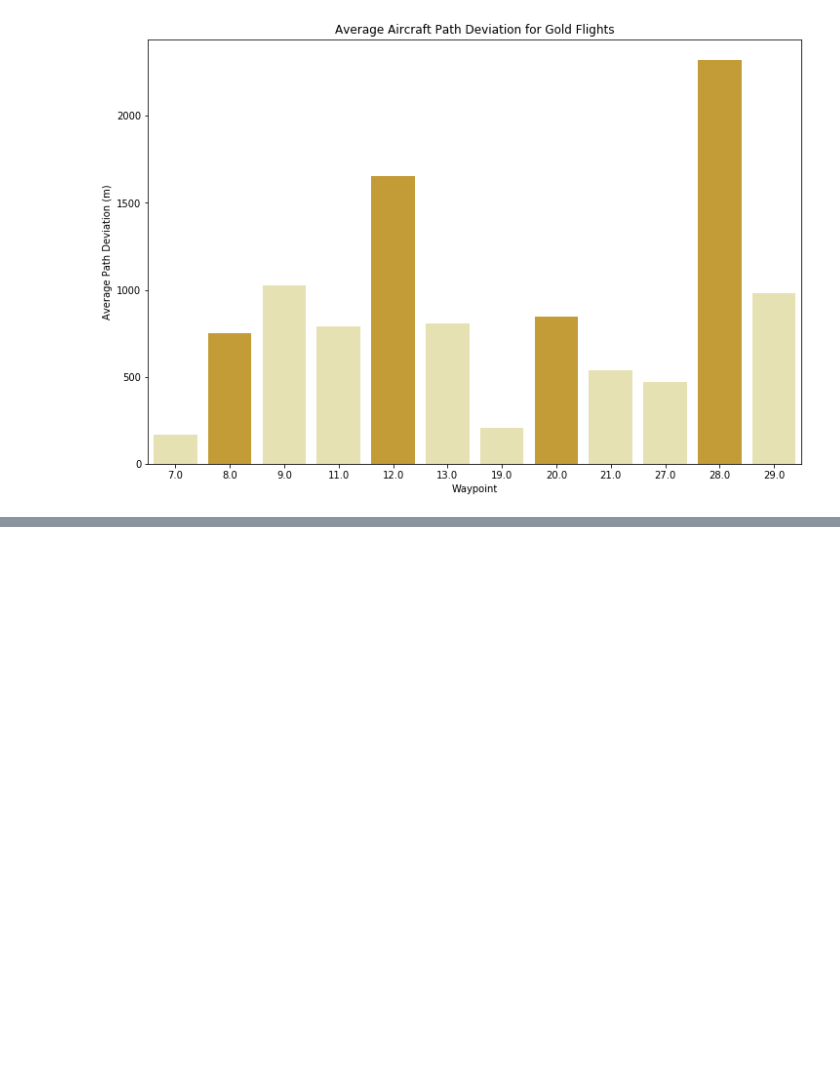
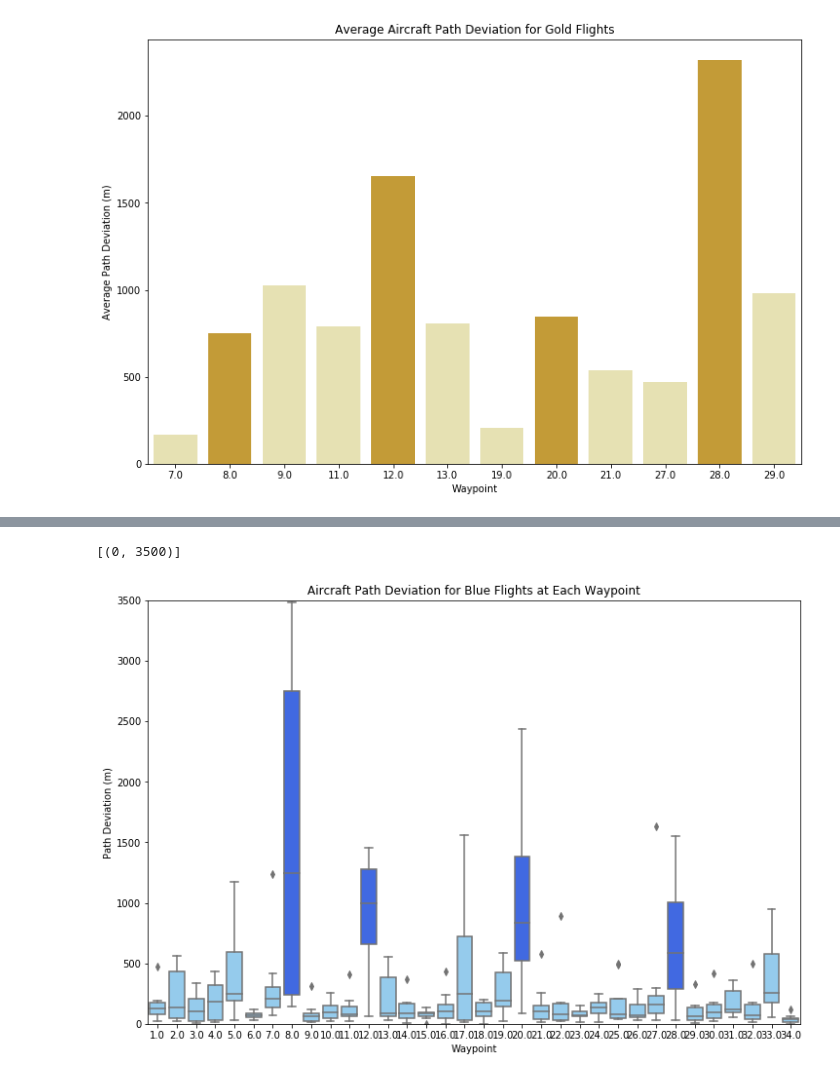
Before and after one commit to blakebullwinkel/ihmc_assignment, a Jupyter notebook: Blake Data Analysis Notebook.ipynb, the cells around one changed output, grey strips where cells are left out. Cells and saved outputs as stored; diff of their text form; code cells hidden in the pictures; blank space fills up the shorter version.

```diff
--- a/Blake Data Analysis Notebook.ipynb
+++ b/Blake Data Analysis Notebook.ipynb
@@ -455,0 +468,33 @@ Text(0, 0.5, 'Average Path Deviation (m)')
+# %%
+with engine.connect() as connection:
+    path_deviation1 = pd.read_sql(""" SELECT "PreviousWayPoint_code", "NextWayPoint_code", "DistanceToPath_m" FROM "Final_AFRLAgent_5611620001340_P8666" WHERE "Event"=1 """,connection)
+    path_deviation2 = pd.read_sql(""" SELECT "PreviousWayPoint_code", "NextWayPoint_code", "DistanceToPath_m" FROM "Final_AFRLAgent_6010571848831_P8099" WHERE "Event"=1 """,connection)
+    path_deviation3 = pd.read_sql(""" SELECT "PreviousWayPoint_code", "NextWayPoint_code", "DistanceToPath_m" FROM "Final_AFRLAgent_6054129383014_P3233" WHERE "Event"=1 """,connection)
+    path_deviation4 = pd.read_sql(""" SELECT "PreviousWayPoint_code", "NextWayPoint_code", "DistanceToPath_m" FROM "Final_AFRLAgent_6116054505008_P6109" WHERE "Event"=1 """,connection)
+    path_deviation5 = pd.read_sql(""" SELECT "PreviousWayPoint_code", "NextWayPoint_code", "DistanceToPath_m" FROM "Final_AFRLAgent_6306616351170_P7442" WHERE "Event"=1 """,connection)
+    path_deviation6 = pd.read_sql(""" SELECT "PreviousWayPoint_code", "NextWayPoint_code", "DistanceToPath_m" FROM "Final_AFRLAgent_6454302531282_P8543" WHERE "Event"=1 """,connection)
+    path_deviation7 = pd.read_sql(""" SELECT "PreviousWayPoint_code", "NextWayPoint_code", "DistanceToPath_m" FROM "Final_AFRLAgent_6709586887529_P5510" WHERE "Event"=1 """,connection)
+    path_deviation8 = pd.read_sql(""" SELECT "PreviousWayPoint_code", "NextWayPoint_code", "DistanceToPath_m" FROM "Final_AFRLAgent_7167357727955_P5427" WHERE "Event"=1 """,connection)
+
+path_deviation1 = path_deviation1.dropna().groupby("NextWayPoint_code",as_index=False).apply(lambda x: x if len(x)==1 else x.iloc[[-15]]).reset_index(level=0, drop=True)
+path_deviation2 = path_deviation2.dropna().groupby("NextWayPoint_code",as_index=False).apply(lambda x: x if len(x)==1 else x.iloc[[-15]]).reset_index(level=0, drop=True)
+path_deviation3 = path_deviation3.dropna().groupby("NextWayPoint_code",as_index=False).apply(lambda x: x if len(x)==1 else x.iloc[[-15]]).reset_index(level=0, drop=True)
+path_deviation4 = path_deviation4.dropna().groupby("NextWayPoint_code",as_index=False).apply(lambda x: x if len(x)==1 else x.iloc[[-15]]).reset_index(level=0, drop=True)
+path_deviation5 = path_deviation5.dropna().groupby("NextWayPoint_code",as_index=False).apply(lambda x: x if len(x)==1 else x.iloc[[-15]]).reset_index(level=0, drop=True)
+path_deviation6 = path_deviation6.dropna().groupby("NextWayPoint_code",as_index=False).apply(lambda x: x if len(x)==1 else x.iloc[[-15]]).reset_index(level=0, drop=True)
+path_deviation7 = path_deviation7.dropna().groupby("NextWayPoint_code",as_index=False).apply(lambda x: x if len(x)==1 else x.iloc[[-15]]).reset_index(level=0, drop=True)
+path_deviation8 = path_deviation8.dropna().groupby("NextWayPoint_code",as_index=False).apply(lambda x: x if len(x)==1 else x.iloc[[-15]]).reset_index(level=0, drop=True)
+blue_path_deviation = pd.concat([path_deviation1, path_deviation2, path_deviation3, path_deviation4, path_deviation5, path_deviation6, path_deviation7, path_deviation8])
+
+fig, ax = plt.subplots(figsize=(12,8))
+sns.boxplot(x="NextWayPoint_code",y="DistanceToPath_m",data=blue_path_deviation,color="lightskyblue")
+boxes = [ax.artists[i] for i in [7,11,19,27]]
+for box in boxes:
+    box.set_facecolor("royalblue")
+ax.set_title('Aircraft Path Deviation for Blue Flights at Each Waypoint')
+ax.set_xlabel('Waypoint')
+ax.set_ylabel('Path Deviation (m)')
+ax.set(ylim=(0, 3500))
+# %% [output]
+[(0, 3500)]
+[figure, added]
```
Also changed, not shown: parts of 21 cells of this notebook.
